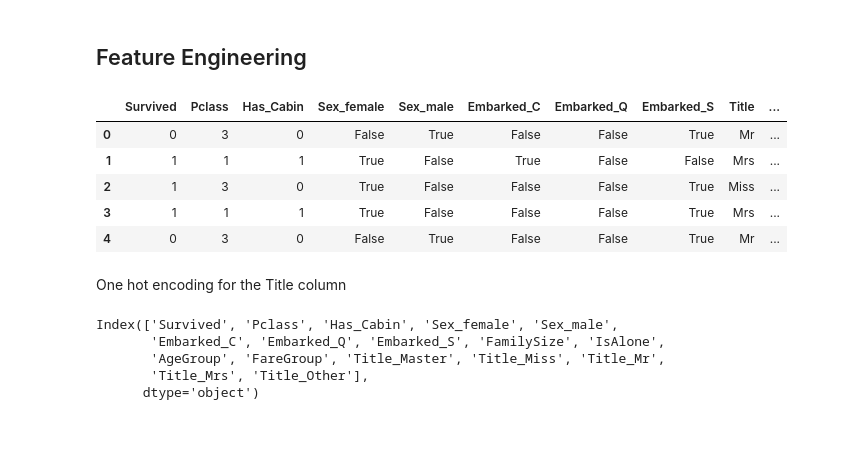
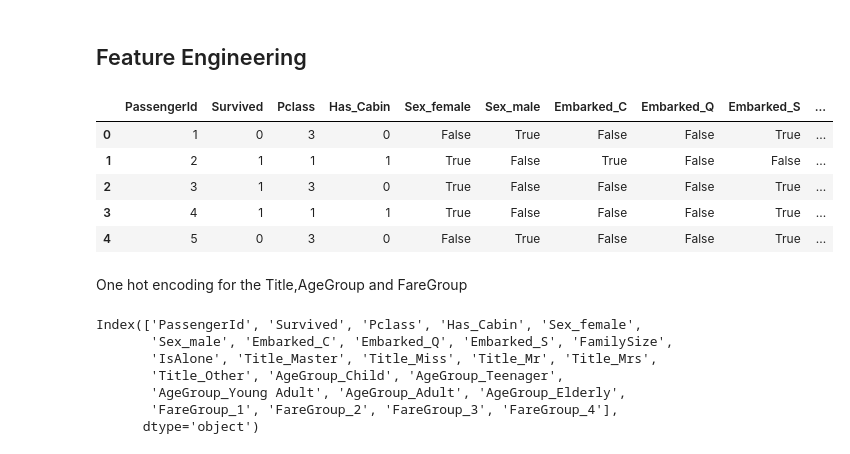
Before and after one commit to nitya-khuntia/TitanicSurvivalPrediction, a Jupyter notebook: titanic.ipynb, the cells around one changed output. Cells and saved outputs as stored; diff of their text form; code cells hidden in the pictures.

```diff
--- a/titanic.ipynb
+++ b/titanic.ipynb
@@ -225,45 +231,47 @@ Index(['PassengerId', 'Survived', 'Pclass', 'Name', 'Age', 'SibSp', 'Parch',
 # %%
 # Create a copy of df1 as df2
 df2 = df1.copy()
 
 # Extract the title from the name column
 df2['Title'] = df2['Name'].str.extract(' ([A-Za-z]+)\.', expand=False)
 
 # Group rare titles into 'Other' category
 df2['Title'] = df2['Title'].replace(['Lady', 'Countess', 'Capt', 'Col', 'Don', 'Dr', 'Major','Mme','Ms','Mlle','Rev', 'Sir', 'Jonkheer', 'Dona'], 'Other')
 
 # Create a new feature FamilySize by adding SibSp and Parch, plus 1 for the passenger
 df2['FamilySize'] = df2['SibSp'] + df2['Parch'] + 1
 
 # Create a new feature IsAlone indicating whether a passenger is traveling alone or not
 df2['IsAlone'] = 0
 df2.loc[df2['FamilySize'] == 1, 'IsAlone'] = 1
 
 # Create age groups
 df2['AgeGroup'] = pd.cut(df2['Age'], bins=[0, 12, 18, 30, 60, 100], labels=['Child', 'Teenager', 'Young Adult', 'Adult', 'Elderly'])
 
 # create fare groups
 df2['FareGroup'] = pd.cut(df2['Fare'], bins=[-1, 10, 20, 30, 1000], labels=[1, 2, 3, 4])
 
 # Drop unnecessary columns
-df2 = df2.drop(['PassengerId', 'Name', 'SibSp', 'Parch', 'Ticket','Age','Fare'], axis=1)
+df2 = df2.drop([  'Name', 'SibSp', 'Parch', 'Ticket','Age','Fare'], axis=1)
 
 df2.head(5)
 # %% [output]
-|  | Survived | Pclass | Has_Cabin | Sex_female | Sex_male | Embarked_C | Embarked_Q | Embarked_S | Title | ... |
-| 0 | 0 | 3 | 0 | False | True | False | False | True | Mr | ... |
-| 1 | 1 | 1 | 1 | True | False | True | False | False | Mrs | ... |
-| 2 | 1 | 3 | 0 | True | False | False | False | True | Miss | ... |
-| 3 | 1 | 1 | 1 | True | False | False | False | True | Mrs | ... |
-| 4 | 0 | 3 | 0 | False | True | False | False | True | Mr | ... |
+|  | PassengerId | Survived | Pclass | Has_Cabin | Sex_female | Sex_male | Embarked_C | Embarked_Q | Embarked_S | ... |
+| 0 | 1 | 0 | 3 | 0 | False | True | False | False | True | ... |
+| 1 | 2 | 1 | 1 | 1 | True | False | True | False | False | ... |
+| 2 | 3 | 1 | 3 | 0 | True | False | False | False | True | ... |
+| 3 | 4 | 1 | 1 | 1 | True | False | False | False | True | ... |
+| 4 | 5 | 0 | 3 | 0 | False | True | False | False | True | ... |
 # %% [markdown]
-One hot encoding for the Title column
+One hot encoding for the Title,AgeGroup and FareGroup
 # %%
-df2 = pd.get_dummies(df2, columns=['Title'])
-df2.head(10)
+df2 = pd.get_dummies(df2, columns=['Title','AgeGroup', 'FareGroup'])
+df2.columns
 # %% [output]
-Index(['Survived', 'Pclass', 'Has_Cabin', 'Sex_female', 'Sex_male',
-       'Embarked_C', 'Embarked_Q', 'Embarked_S', 'FamilySize', 'IsAlone',
-       'AgeGroup', 'FareGroup', 'Title_Master', 'Title_Miss', 'Title_Mr',
-       'Title_Mrs', 'Title_Other'],
+Index(['PassengerId', 'Survived', 'Pclass', 'Has_Cabin', 'Sex_female',
+       'Sex_male', 'Embarked_C', 'Embarked_Q', 'Embarked_S', 'FamilySize',
+       'IsAlone', 'Title_Master', 'Title_Miss', 'Title_Mr', 'Title_Mrs',
+       'Title_Other', 'AgeGroup_Child', 'AgeGroup_Teenager',
+       'AgeGroup_Young Adult', 'AgeGroup_Adult', 'AgeGroup_Elderly',
+       'FareGroup_1', 'FareGroup_2', 'FareGroup_3', 'FareGroup_4'],
       dtype='object')
```
Also changed, not shown: parts of 24 cells of this notebook, 5 other files.
